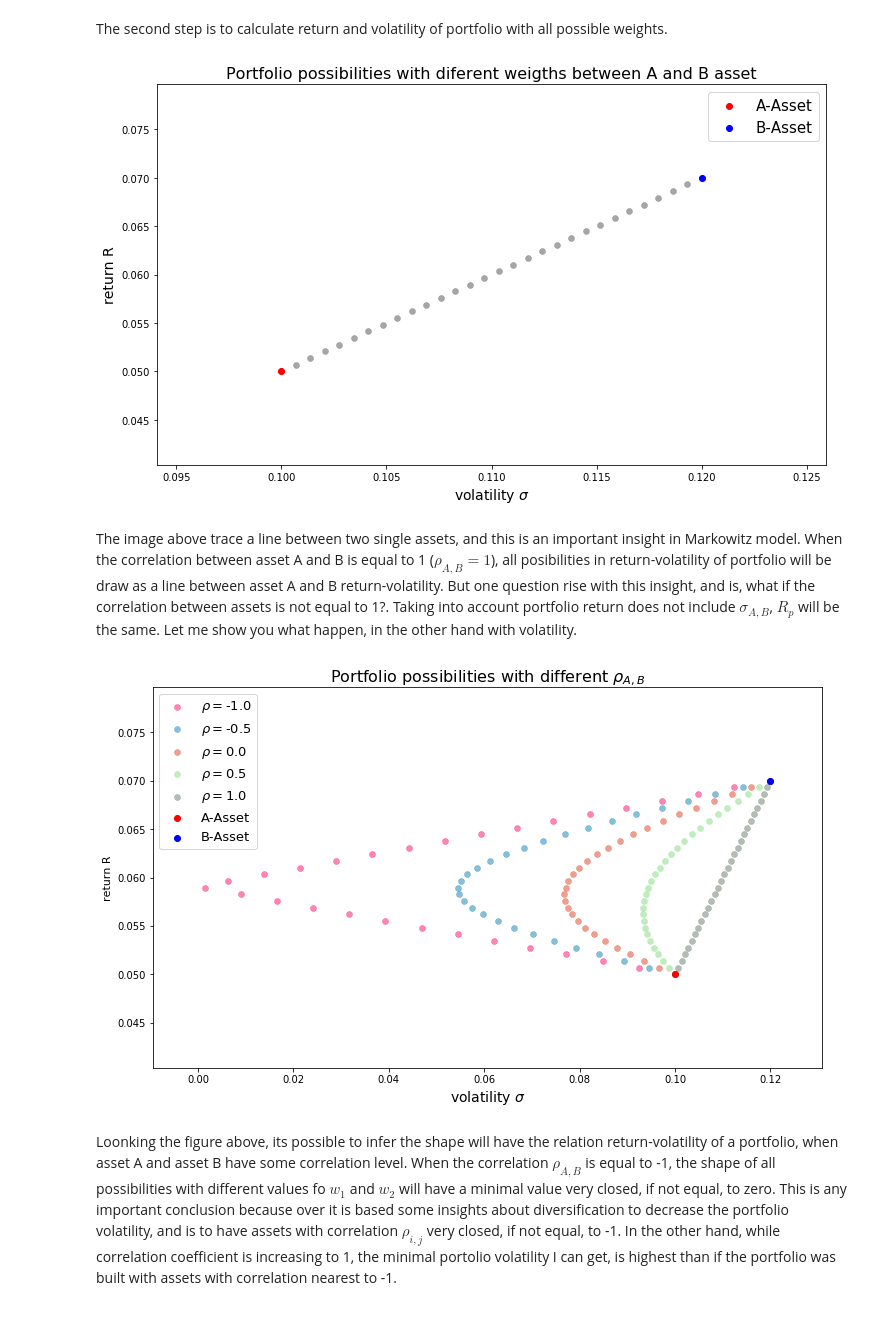
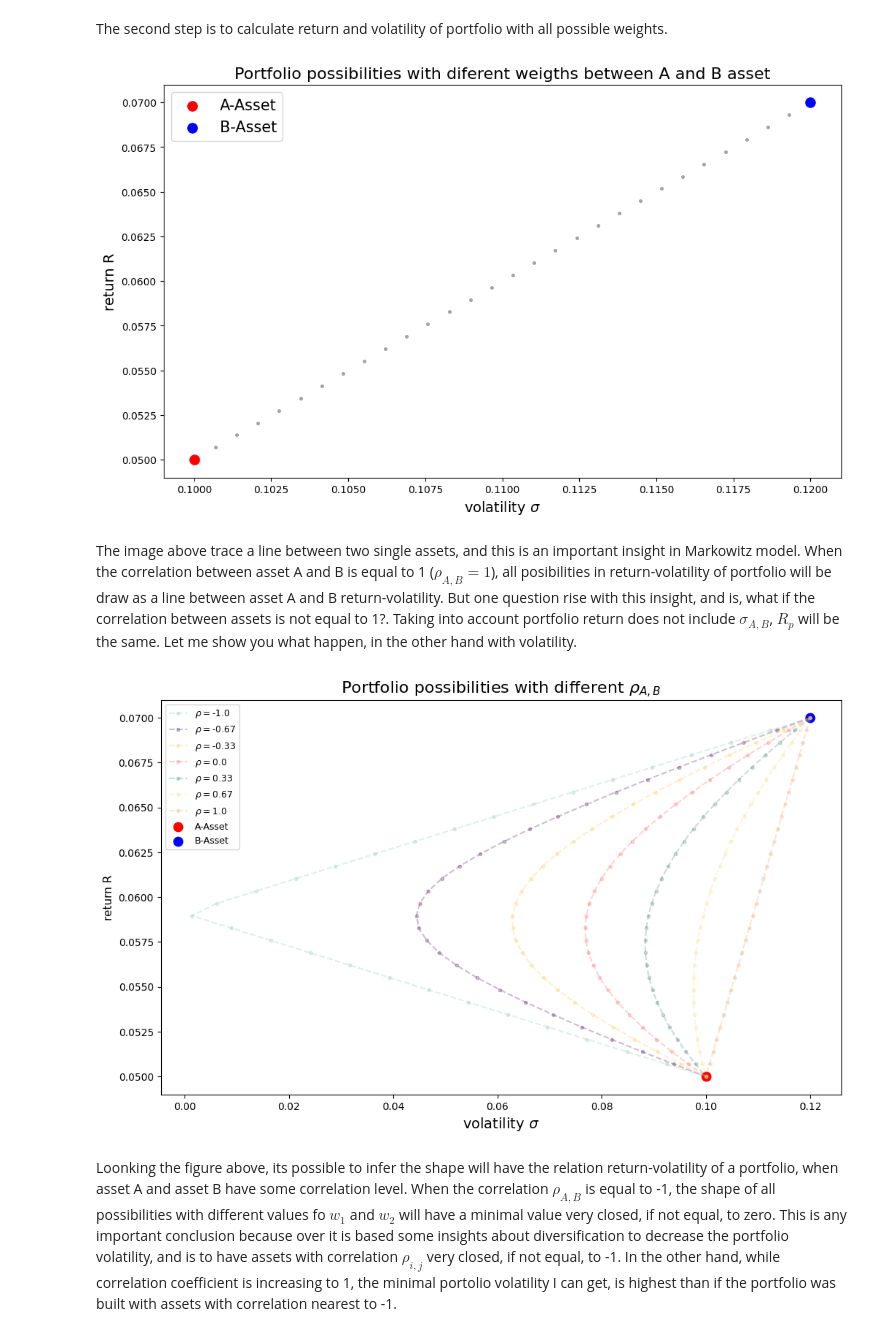
Before and after one commit to craquinterogo/quantitative_finance, a Jupyter notebook: PortfolioTheory/Markowitz.ipynb, the cells around one changed output. Cells and saved outputs as stored; diff of their text form; code cells hidden in the pictures.

```diff
--- a/PortfolioTheory/Markowitz.ipynb
+++ b/PortfolioTheory/Markowitz.ipynb
@@ -145,38 +144,38 @@ portfolio_return = w_1*A[0]+w_2*B[0]
 portfolio_volatility = np.sqrt((w_1*A[1])**2+(w_2*B[1])**2+2*w_1*w_2*cov_A_B)
 # %%
 plt.figure(figsize=(12,7))
-plt.scatter(portfolio_volatility, portfolio_return, c='gray', alpha=0.7, linewidths=0.5)
-plt.scatter(A[1], A[0], label='A-Asset', c='red')
-plt.scatter(B[1], B[0], label='B-Asset', c='blue')
+plt.scatter(portfolio_volatility, portfolio_return, c='gray', alpha=0.7, linewidths=0.5, marker='.')
+plt.scatter(A[1], A[0], label='A-Asset', c='red', s=90)
+plt.scatter(B[1], B[0], label='B-Asset', c='blue', s=90)
 plt.legend(fontsize=15)
 plt.xlabel('volatility $\sigma$', fontsize=14)
 plt.ylabel('return R', fontsize=14)
 plt.title('Portfolio possibilities with diferent weigths between A and B asset', fontsize=16)
 plt.show()
 # %% [output]
-[figure, old version]
+[figure, new version]
 # %% [markdown]
 The image above trace a line between two single assets, and this is an important insight in Markowitz model. When the correlation between asset A and B is equal to 1 ($\rho_{A,B} = 1$), all posibilities in return-volatility of portfolio will be draw as a line between asset A and B return-volatility. But one question rise with this insight, and is, what if the correlation between assets is not equal to 1?. Taking into account portfolio return does not include $\sigma_{A,B}$, $R_p$ will be the same. Let me show you what happen, in the other hand with volatility.
 # %%
-correlations_posibilities = np.linspace(-1,1,5)
+correlations_posibilities = np.linspace(-1,1,7)
 # color = ["#"+''.join([random.choice('0123456789ABCDEF') for j in range(6)])
 #              for i in range(len(correlations_posibilities))]
-color = ['#FB0C69', '#0E80B3', '#DF4125', '#82DD7D', '#697C6C']
+color = ['#96ceb4', '#622569', '#ffcc5c', '#ff6f69', '#588c7e', '#f2e394', '#f2ae72', '#d96459']
 # %%
 plt.figure(figsize=(12,7))
 for i in range(len(correlations_posibilities)):
     cov_A_B = correlations_posibilities[i]*A[1]*B[1]
     portfolio_volatility = np.sqrt((w_1*A[1])**2+(w_2*B[1])**2+2*w_1*w_2*cov_A_B)
-    plt.scatter(portfolio_volatility, portfolio_return, marker='o',c=color[i], alpha=0.5, linewidths=0.5,label='$\\rho=$'+str(round(correlations_posibilities[i],2)))
-plt.scatter(A[1], A[0], label='A-Asset', c='red')
-plt.scatter(B[1], B[0], label='B-Asset', c='blue')
-plt.legend(fontsize=13)
+    plt.plot(portfolio_volatility, portfolio_return, marker='.', mfc=color[i], ls='--', ms=6, c=color[i], alpha=0.3, label='$\\rho=$'+str(round(correlations_posibilities[i],2)))
+plt.scatter(A[1], A[0], label='A-Asset', c='red', s=80)
+plt.scatter(B[1], B[0], label='B-Asset', c='blue', s=80)
+plt.legend(fontsize=9)
 plt.xlabel('volatility $\sigma$', fontsize=14)
 plt.ylabel('return R', fontsize=11)
 plt.title('Portfolio possibilities with different $\\rho_{A,B}$', fontsize=16)
 plt.show()
 # %% [output]
-[figure, old version]
+[figure, new version]
 # %% [markdown]
 Loonking the figure above, its possible to infer the shape will have the relation return-volatility of a portfolio, when asset A and asset B have some correlation level. When the correlation $\rho_{A,B}$ is equal to -1, the shape of all possibilities with different values fo $w_1$ and $w_2$ will have a minimal value very closed, if not equal, to zero. This is any important conclusion because over it is based some insights about diversification to decrease the portfolio volatility, and is to have assets with correlation $\rho_{i,j}$ very closed, if not equal, to -1. In the other hand, while correlation coefficient is increasing to 1, the minimal portolio volatility I can get, is highest than if the portfolio was built with assets with correlation nearest to -1.
 # %% [markdown]
```
Also changed, not shown: parts of 9 cells of this notebook.
